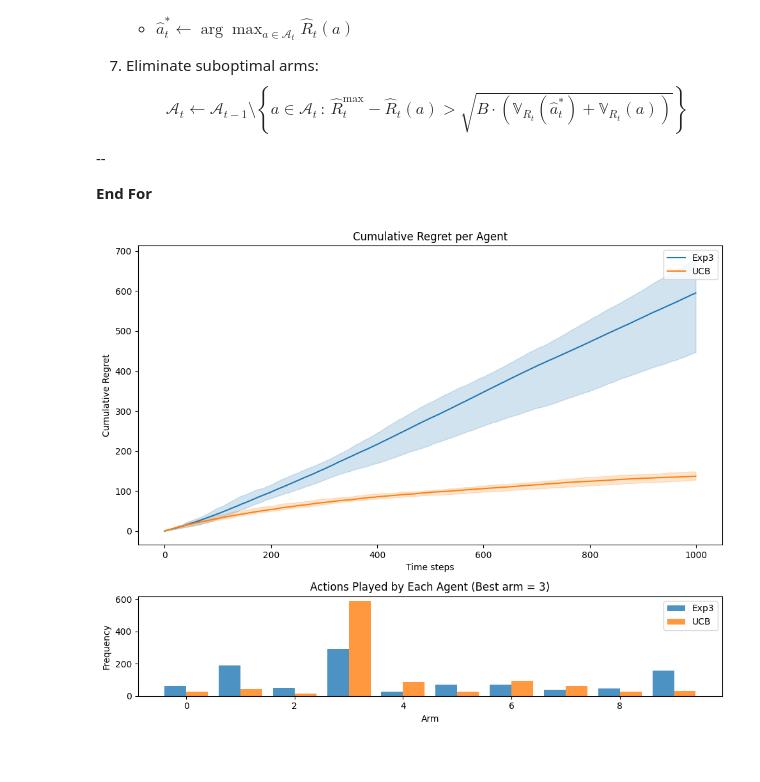
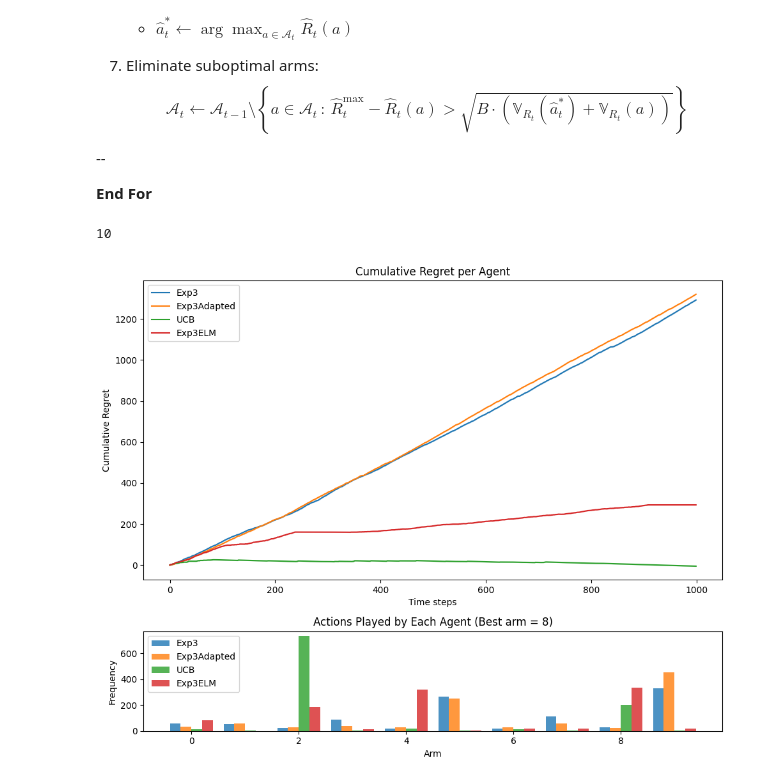
Before and after one commit to AugustinCablant/CRITEO-INTERNSHIP, a Jupyter notebook: MAB_simulations.ipynb, the cells around one changed output. Cells and saved outputs as stored; diff of their text form; code cells hidden in the pictures.

```diff
--- a/MAB_simulations.ipynb
+++ b/MAB_simulations.ipynb
@@ -98,7 +138,7 @@ class BanditEnv(gym.Env):
 
 **End For**
 # %%
-class Exp3():
+class Exp3Adapted():
     """ Design Exp3 agent for stochastic environments """
     def __init__(self, K):
         self.K = K
@@ -129,7 +169,7 @@ class Exp3():
         self.R[self.index_action_chosen] += r / self.w[self.index_action_chosen]
 
     def name(self):
-        return 'Exp3'
+        return 'Exp3Adapted'
 # %% [markdown]
 ### UCB (Upper Confidence Bound) Algorithm
 
@@ -253,6 +293,10 @@ class UCB:
 --
 
 **End For**
+# %%
+np.random.choice([1,5,9,10])
+# %% [output]
+10
 # %%
 from math import exp, log
 
@@ -283,7 +327,7 @@ class Exp3ELM():
         num = np.exp(- self.eps * self.R)
         self.w = (1 - card_A * eps_t) * (num / np.sum(num)) + eps_t
         action = self.rng.choice(self.action_set, p=self.w)
-        self.index_action_chosen = action
+        self.index_action_chosen = list(self.action_set).index(action)
         self.eps = eps_t
         self.action_history.append(action)
         return action
@@ -296,19 +340,19 @@ class Exp3ELM():
     def update_action_set(self):
         a_max = np.argmax(self.R)
         R_max = np.max(self.R)
-        print(self.V)
         lower_bounds = [np.sqrt(
-                            self.B * (self.V[a_max] - self.V[a])) for a in self.action_set]
+                            self.B * (self.V[a_max] + self.V[i])) for i, a in enumerate(self.action_set)]
         action_set = []
+        indices = []
         for i, lb in enumerate(lower_bounds):
-            print(R_max - self.R[i], lb)
             if R_max - self.R[i] <= lb:
-                action_set.append(i)
+                action_set.append(self.action_set[i])
+                indices.append(i)
         self.action_set = np.array(action_set)
-        self.w = self.w[action_set]
+        self.w = self.w[indices]
         self.w /= np.sum(self.w)
-        self.R = self.R[action_set]
-        self.V = self.V[action_set]
+        self.R = self.R[indices]
+        self.V = self.V[indices]
 
     def name(self):
         return "Exp3ELM"
@@ -454,11 +498,12 @@ def plot_regret_and_histogram(regrets, agents, env, logscale=False, lb=None, q=1
     plt.show()
 # %%
 env = BanditEnv(n_arms=10, seed=None)
+exp3adapted = Exp3Adapted(K=10)
 exp3 = Exp3(K=10)
 ucb = UCB(K=10)
-#exp3elm = Exp3ELM(K=10)
+exp3elm = Exp3ELM(K=10)
 
-regrets = experiment(environment=env, agents=[exp3, ucb], Nmc=10, T=1000)
-plot_regret_and_histogram(regrets, agents=[exp3, ucb], env=env, logscale=False, lb=None, q=10, save_pdf=None, UCB_regret=False)
+regrets = experiment(environment=env, agents=[exp3, exp3adapted, ucb, exp3elm], Nmc=1, T=1_000)
+plot_regret_and_histogram(regrets, agents=[exp3, exp3adapted, ucb, exp3elm], env=env, logscale=False, lb=None, q=10, save_pdf=None, UCB_regret=False)
 # %% [output]
-[figure, old version]
+[figure, new version]
```
Also changed, not shown: parts of 4 cells of this notebook, 1 other file.
